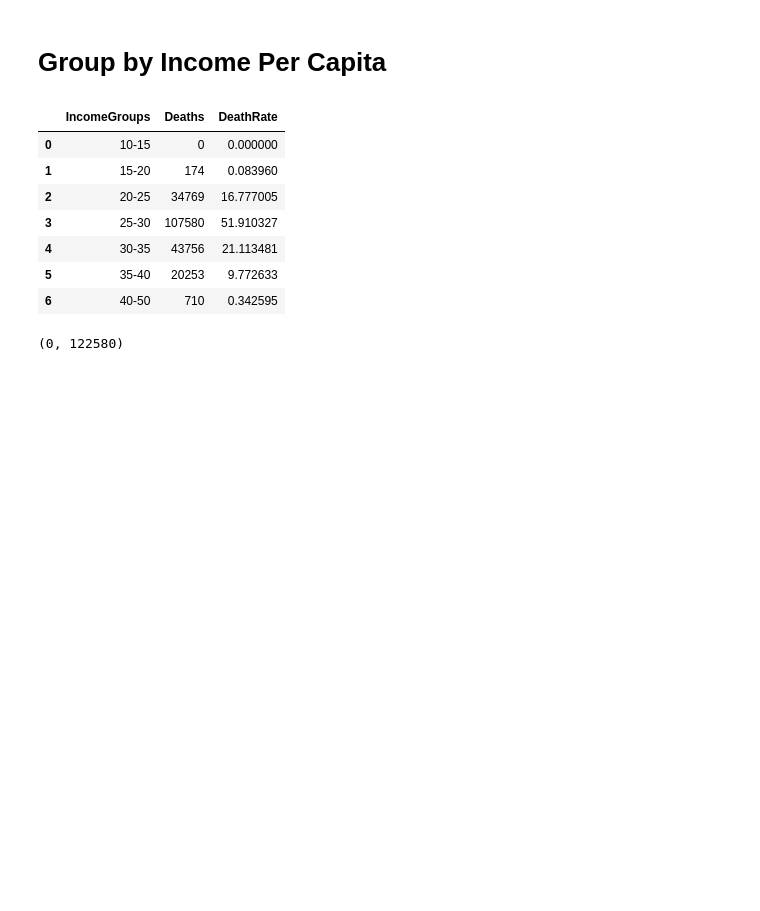
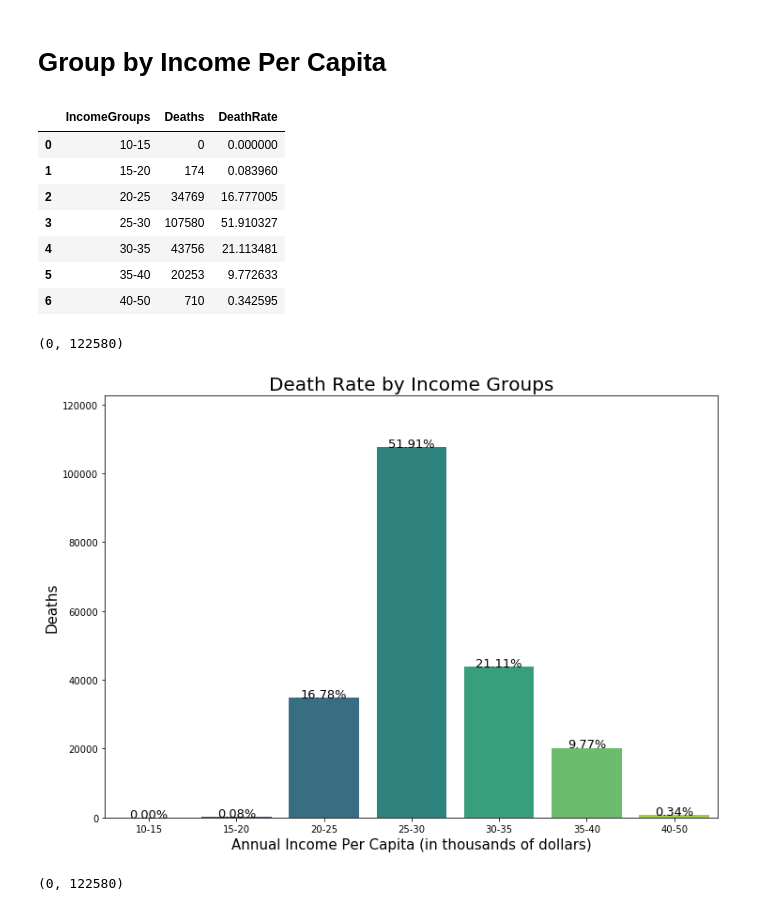
Before and after one commit to DataSteph/Opioid-Analysis-, a Jupyter notebook: CDC_Cencus_Analysis_Visuals.ipynb, the cells around one changed output. Saved outputs shown, nothing was run; the diff lists cells and outputs as text; code cells hidden in the pictures; blank space fills up the shorter version.

Commit message:
visualization edits

```diff
--- a/CDC_Cencus_Analysis_Visuals.ipynb
+++ b/CDC_Cencus_Analysis_Visuals.ipynb
@@ -220,6 +223,23 @@ income_deaths_df
 | 4 | 30-35 | 43756 | 21.113481 |
 | 5 | 35-40 | 20253 | 9.772633 |
 | 6 | 40-50 | 710 | 0.342595 |
+# %%
+#with percent as value
+
+fig, ax = plt.subplots()
+fig.set_size_inches(11.7, 8.27)
+
+mortality_income = sns.barplot(x="IncomeGroups", y="Deaths", data=income_deaths_df, palette="viridis")
+
+for index, row in income_deaths_df.iterrows():
+    mortality_income.text(row.name,row.Deaths,("{0:.2f}%".format(row.DeathRate)), color="black",ha="center",fontsize=13)
+plt.title("Death Rate by Income Groups",size=20)
+plt.xlabel("Annual Income Per Capita (in thousands of dollars)",size=15)
+plt.ylabel("Deaths",size=15)
+plt.ylim(0,max(income_deaths_df["Deaths"])+15000)
+# %% [output]
+(0, 122580)
+[figure, added]
 # %%
 fig, ax = plt.subplots()
 fig.set_size_inches(11.7, 8.27)
```
Also changed, not shown: parts of 1 cell of this notebook.
